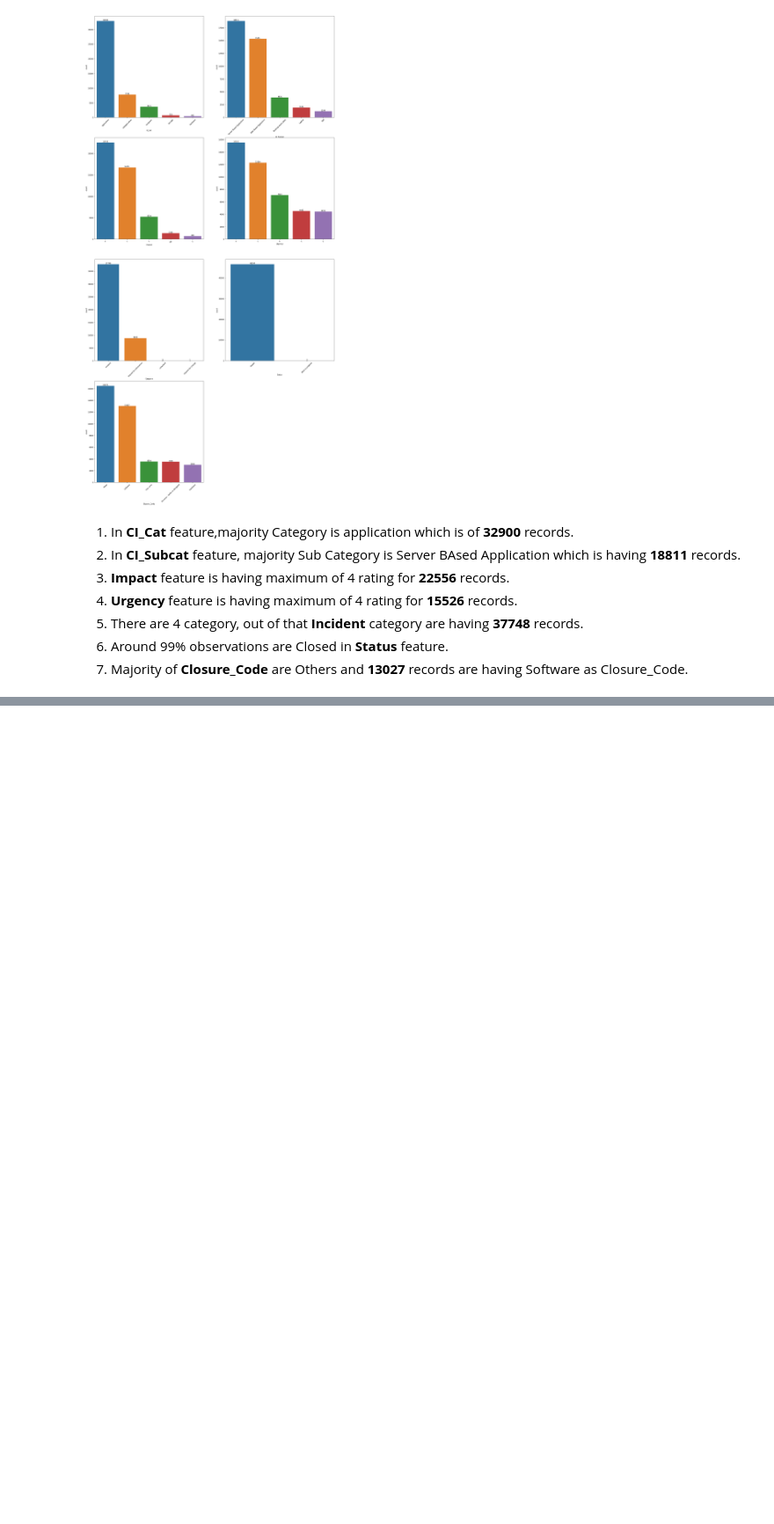
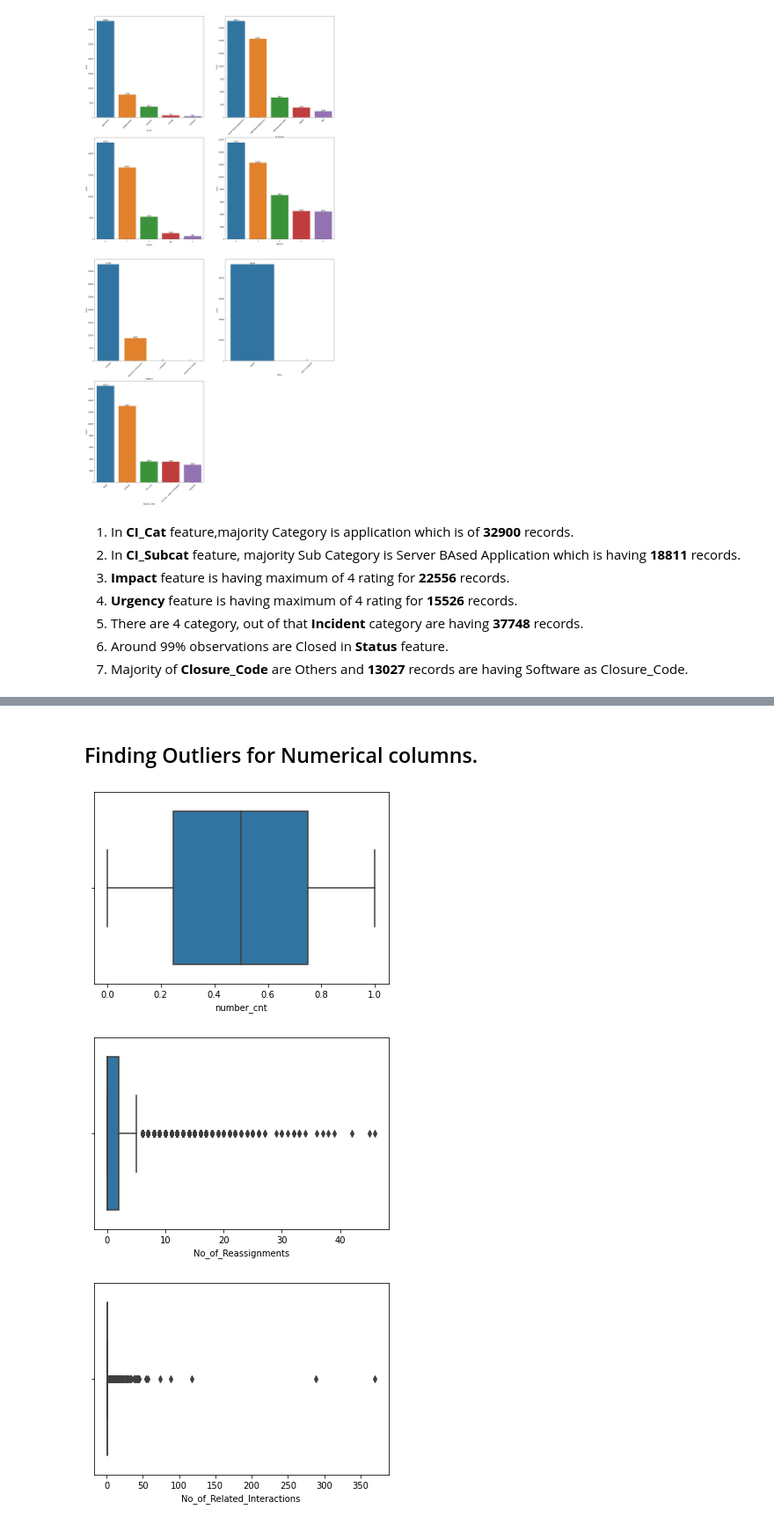
Before and after one commit to SHASHANKV9611/ABC-Tech-ITSM---ML, a Jupyter notebook: ABC_Tech.ipynb, the cells around one changed output, grey strips where cells are left out. Shown: that part at 88% size. Drawn from its saved outputs; the diff is of its cells as text; code cells hidden in the pictures; blank space fills up the shorter version.

Commit message:
outlier handling

```diff
--- a/ABC_Tech.ipynb
+++ b/ABC_Tech.ipynb
@@ -258,0 +259,2 @@ plt.show()
+# %%
+data.drop(['Reopen_Time','No_of_Related_Incidents','No_of_Related_Changes','Related_Change'],axis=1,inplace=True)
@@ -258,0 +265,9 @@ plt.show()
+# %%
+data['CI_Cat'].fillna(data['CI_Cat'].mode()[0], inplace=True)
+data['CI_Subcat'].fillna(data['CI_Subcat'].mode()[0], inplace=True)
+data['Priority'].fillna(data['Priority'].mode()[0], inplace=True)
+data['No_of_Reassignments'].fillna(data['No_of_Reassignments'].mode()[0], inplace=True)
+data['Resolved_Time'].fillna(data['Resolved_Time'].mode()[0], inplace=True)
+data['Handle_Time_hrs'].fillna(data['Handle_Time_hrs'].mode()[0], inplace=True)
+data['No_of_Related_Interactions'].fillna(data['No_of_Related_Interactions'].mode()[0], inplace=True)
+data['Closure_Code'].fillna(data['Closure_Code'].mode()[0],inplace=True)
@@ -258,0 +306,4 @@ plt.show()
+# %%
+data['Impact']=data['Impact'].replace({'NS': np.nan})
+# %%
+data['Impact'].fillna(data['Impact'].mode()[0], inplace=True)
@@ -258,0 +341,11 @@ plt.show()
+# %% [markdown]
+## Finding Outliers for Numerical columns.
+# %%
+a= data[['number_cnt','No_of_Reassignments','No_of_Related_Interactions']]
+for i in a.columns:
+  sns.boxplot(x=i,data=data)
+  plt.show()
+# %% [output]
+[figure, added]
+[figure, added]
+[figure, added]
```
Also changed, not shown: parts of 34 cells of this notebook.
